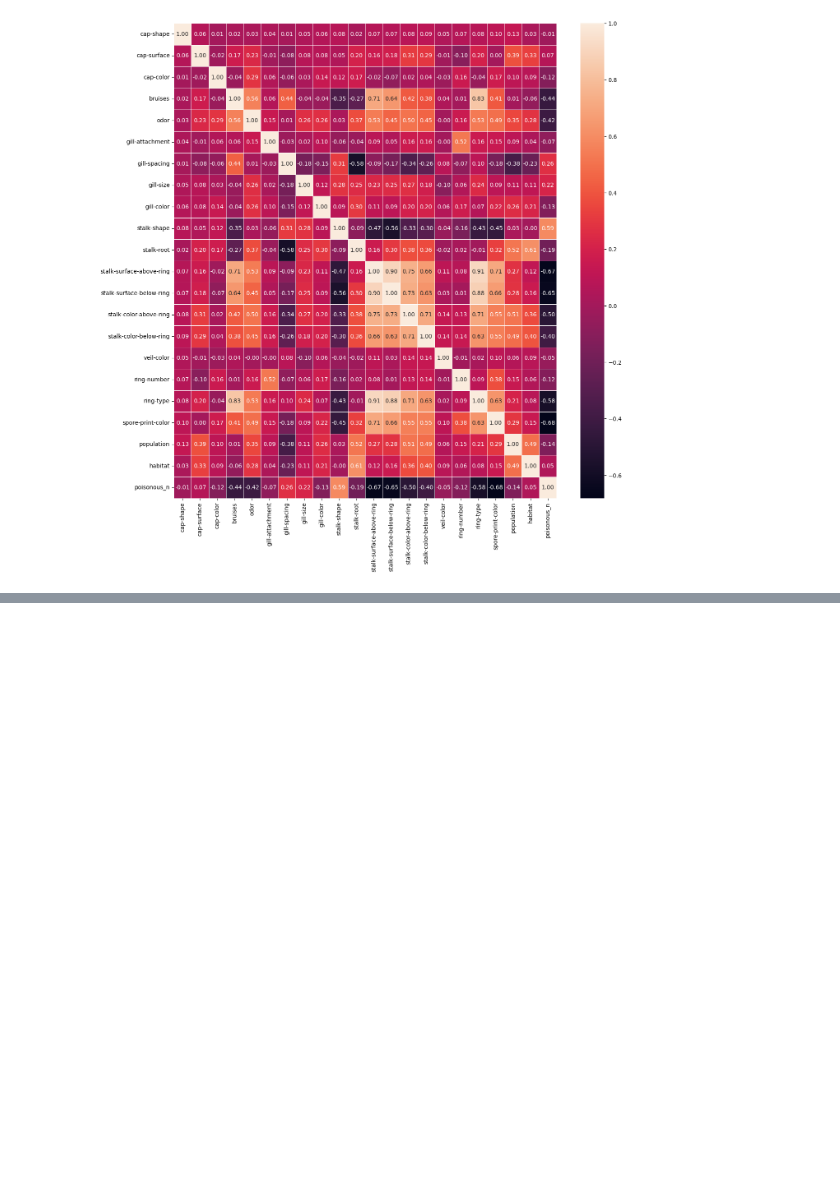
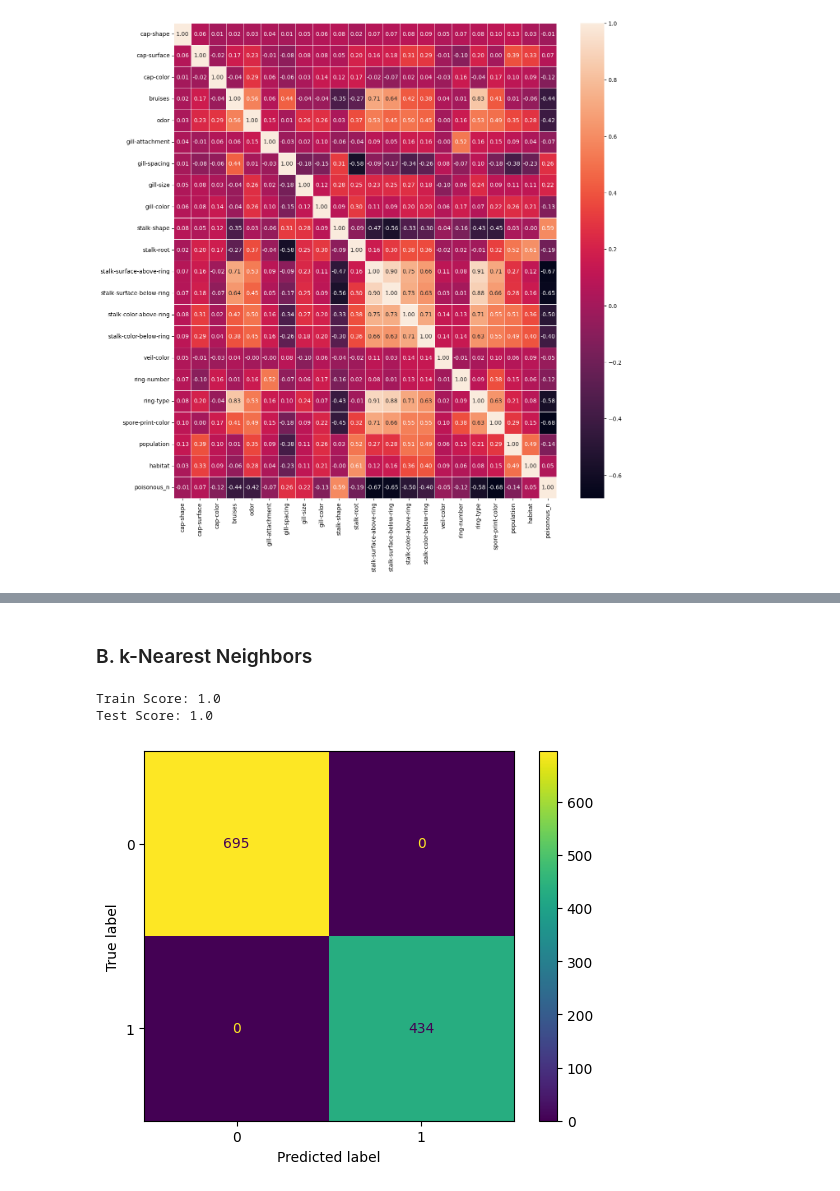
Before and after one commit to bxue2/Supervised-Learning-Final, a Jupyter notebook: influenza_final.ipynb, the cells around one changed output, grey strips where cells are left out. Cells and saved outputs as stored; diff of their text form; code cells hidden in the pictures; blank space fills up the shorter version.

```diff
--- a/influenza_final.ipynb
+++ b/influenza_final.ipynb
@@ -179,0 +254,24 @@ model_svc = SVC()
+# %% [markdown]
+### B. k-Nearest Neighbors
+# %%
+from sklearn.neighbors import KNeighborsClassifier
+
+kNN = KNeighborsClassifier(n_neighbors=7, algorithm='auto').fit(X_train, y_train)
+
+scores['kNN'] = kNN.score(X_test, y_test)
+
+print("Train Score: " + str(kNN.score(X_train, y_train)))
+print("Test Score: " + str(scores['kNN']))
+# %% [output]
+Train Score: 1.0
+Test Score: 1.0
+# %%
+# Confusion Matrix
+y_knn_test_pred = kNN.predict(X_test)
+
+knn_cm = confusion_matrix(y_test, y_knn_test_pred)
+cm_disp = ConfusionMatrixDisplay(confusion_matrix=knn_cm)
+cm_disp.plot()
+plt.show()
+# %% [output]
+[figure, added]
```
Also changed, not shown: parts of 27 cells of this notebook.
